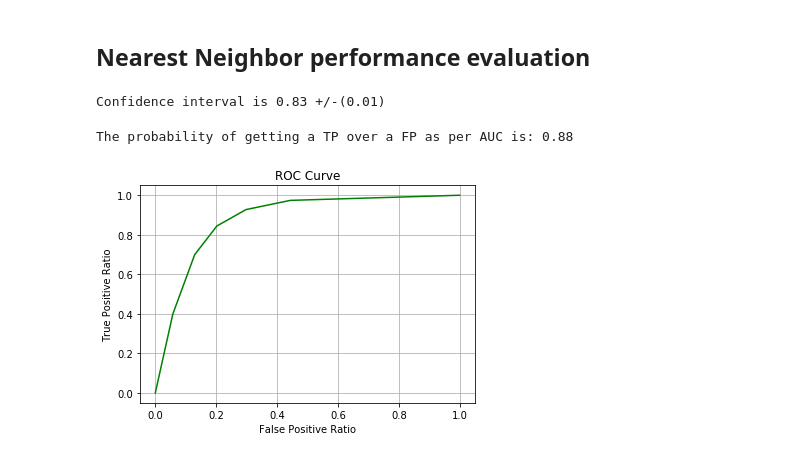
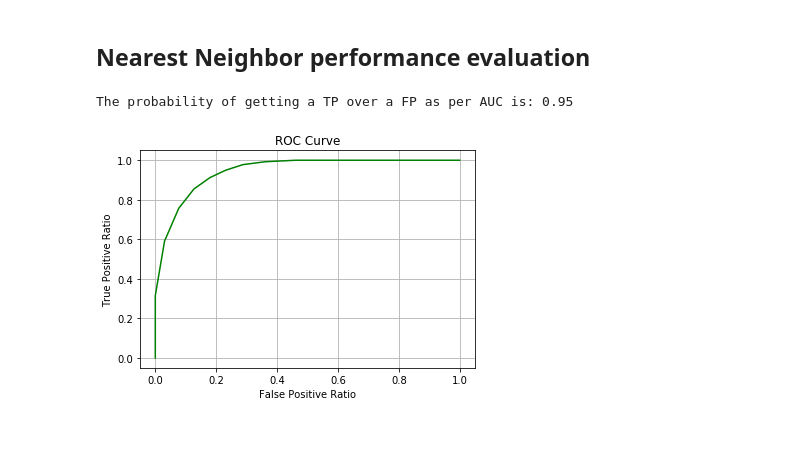
Before and after one commit to juansimon27/oula-dataset, a Jupyter notebook: data_modeling.ipynb, the cells around one changed output. Drawn from its saved outputs; the diff is of its cells as text; code cells hidden in the pictures.

```diff
--- a/data_modeling.ipynb
+++ b/data_modeling.ipynb
@@ -117,9 +224,9 @@ df_model
 # %%
 # Unique values for each of the non-numeric features:
 
-for col in df_model.iloc[:, 3:].columns:
+for col in df_model.loc[:, "gender":].columns:
     if df_model[col].dtype == 'object':
         print(f"{col} has {len(df_model[col].unique())} unique values:")
-        print(df_model[col].value_counts(), "\n")
+        display(pd.DataFrame(df_model[col].value_counts(dropna=False)))
 # %% [output]
 gender has 2 unique values:
@@ -279,12 +396,30 @@ sns.heatmap(df_train.drop(to_drop[:1], axis=1).corr(), square=True, cmap='RdYlGn
 # %%
-from sklearn.model_selection import train_test_split, cross_val_score
-from sklearn.metrics import confusion_matrix, classification_report, roc_curve, roc_auc_score
+from sklearn.model_selection import train_test_split, cross_val_score, GridSearchCV
+from sklearn.metrics import confusion_matrix, roc_curve, roc_auc_score, recall_score, precision_score, accuracy_score
 
 # Metrics summary for further evaluation
 df_metrics = pd.DataFrame(
     index=["Accuracy", "Precision", "Recall"],
     columns=["Logistic Regression", "Decision Tree", "Nearest Neighbors", "Gradient Descent", "Support Vector Machine"]
 )
+
+def to_metrics(classifier, y_test, y_pred):
+    accuracy = accuracy_score(y_test, y_pred)
+    precision = precision_score(y_test, y_pred)
+    recall = recall_score(y_test, y_pred)
+
+    df_metrics.loc["Accuracy", classifier] = accuracy
+    df_metrics.loc["Precision", classifier] = precision
+    df_metrics.loc["Recall", classifier] = recall
+
+    print("Accuracy score = %0.2f" %accuracy)
+
+def calibrated_clf(classifier, calibrator, params, X, y):
+    clf = classifier()
+    cal_clf = calibrator(clf, params, cv=3)
+    cal_clf.fit(X, y)
+    print(f"Best parameters: {cal_clf.best_params_}")
+    return cal_clf
 
 # Defining features and target:
 X = X.values
@@ -360,18 +479,14 @@ df_cm_dt
 # %%
 from sklearn.neighbors import KNeighborsClassifier
 
-knn_clf = KNeighborsClassifier()
-knn_clf.fit(X_train, y_train)
-
-y_pred = knn_clf.predict(X_test)
+# Tunning Learning Parameters
+knn_parameters = {"n_neighbors": [n for n in range(4, 11)],
+                  "leaf_size": [n for n in range(20, 31)]}
+calibrated_knn = calibrated_clf(KNeighborsClassifier, GridSearchCV, knn_parameters, X, y)
+y_pred = calibrated_knn.predict(X_test)
 
 # Metrics
-cr_nn = pd.DataFrame(classification_report(y_test, y_pred, output_dict=True))
-display(cr_nn)
-
-df_metrics.loc["Accuracy", "Nearest Neighbors"] = cr_nn.loc["precision", "accuracy"]
-df_metrics.loc["Precision", "Nearest Neighbors"] = cr_nn.loc["precision", "macro avg"]
-df_metrics.loc["Recall", "Nearest Neighbors"] = cr_nn.loc["recall", "macro avg"]
+to_metrics("Nearest Neighbors", y_test, y_pred)
 
 # Confusion Matrix for Logistic Regression
 cm_nn = confusion_matrix(y_test, y_pred)
@@ -474,24 +571,17 @@ ax.grid()
 # %% [markdown]
 ## Nearest Neighbor performance evaluation
-# %%
-# Cross validation with 5-folds
-
-scores = cross_val_score(knn_clf, X_train, y_train, cv=5)
-print("Confidence interval is %0.2f +/-(%0.2f)" % (scores.mean(), scores.std()*2))
-# %% [output]
-Confidence interval is 0.83 +/-(0.01)
 # %%
 # print(knn_clf.predict_proba(X_test))
 
-y_pred_prob = knn_clf.predict_proba(X_test)[:,1]
+y_pred_prob = calibrated_knn.predict_proba(X_test)[:,1]
 fpr, tpr, thresholds = roc_curve(y_test, y_pred_prob)
 plt.plot(fpr, tpr, color='green')
 plt.xlabel("False Positive Ratio")
 plt.ylabel("True Positive Ratio")
 plt.title("ROC Curve")
 plt.grid()
 
 print("The probability of getting a TP over a FP as per AUC is: %0.2f" % (roc_auc_score(y_test, y_pred_prob)))
 # %% [output]
-The probability of getting a TP over a FP as per AUC is: 0.88
+The probability of getting a TP over a FP as per AUC is: 0.95
-[figure, old version]
+[figure, new version]
```
Also changed, not shown: parts of 45 cells of this notebook.
